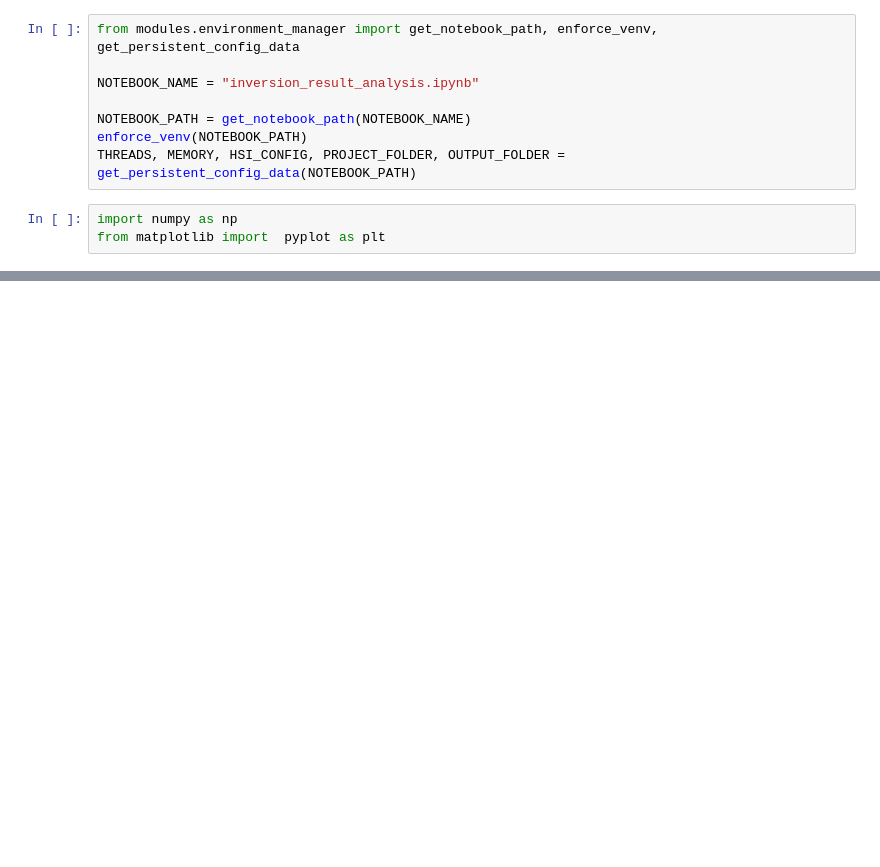
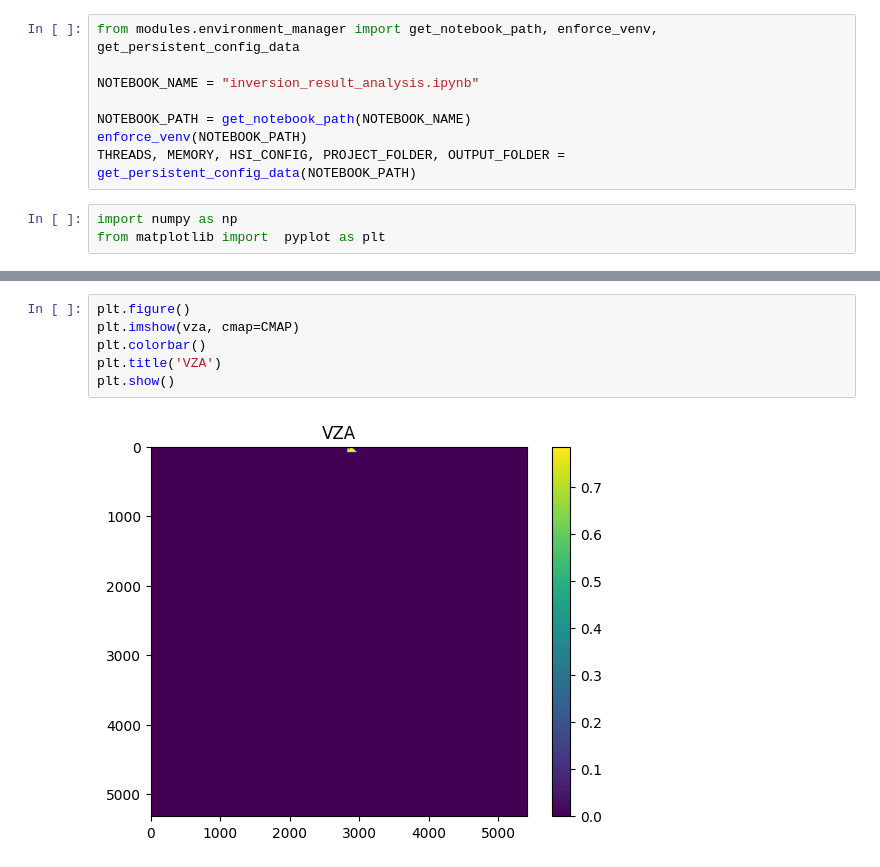
Before and after one commit to hhc9219/hsi_prosail_inversion, a Jupyter notebook: inversion_result_analysis.ipynb, the cells around one changed output, grey strips where cells are left out. Saved outputs shown, nothing was run; the diff lists cells and outputs as text; blank space fills up the shorter version.

```diff
--- a/inversion_result_analysis.ipynb
+++ b/inversion_result_analysis.ipynb
@@ -97,0 +100,8 @@ plt.show()
+# %%
+plt.figure()
+plt.imshow(vza, cmap=CMAP)
+plt.colorbar()
+plt.title('VZA')
+plt.show()
+# %% [output]
+[figure, added]
```
Also changed, not shown: parts of 11 cells of this notebook, 3 other files.
